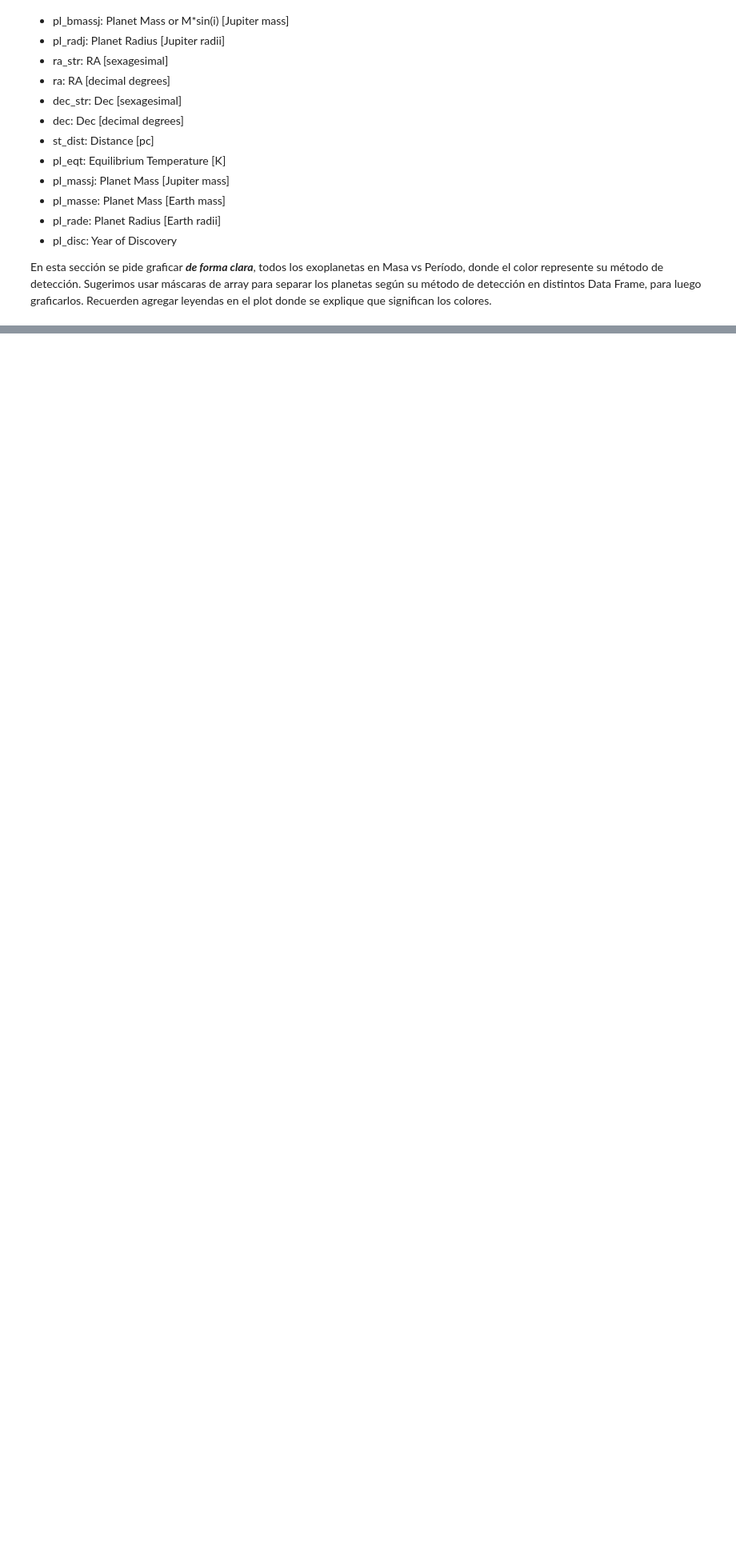
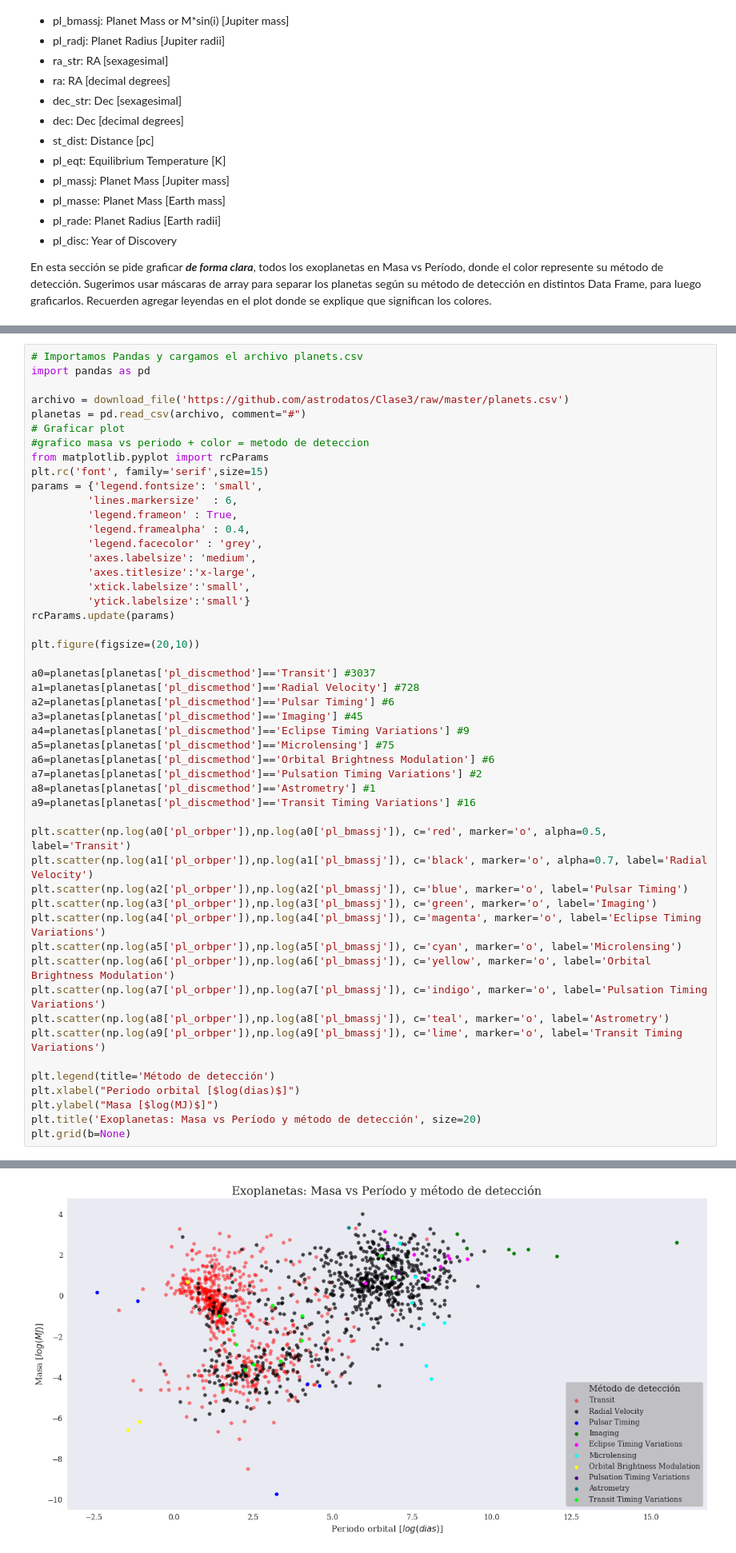
Before and after one commit to valfessi/minitarea3, a Jupyter notebook: minitarea3.ipynb, the cells around one changed output, grey strips where cells are left out. Shown at 80% size. Saved outputs shown, nothing was run; the diff lists cells and outputs as text; blank space fills up the shorter version.

```diff
--- a/minitarea3.ipynb
+++ b/minitarea3.ipynb
@@ -209,0 +204,51 @@ planetas = pd.read_csv(archivo, comment="#")
+# %%
+# Importamos Pandas y cargamos el archivo planets.csv
+import pandas as pd
+
+archivo = download_file('https://github.com/astrodatos/Clase3/raw/master/planets.csv')
+planetas = pd.read_csv(archivo, comment="#")
+# Graficar plot
+#grafico masa vs periodo + color = metodo de deteccion
+from matplotlib.pyplot import rcParams
+plt.rc('font', family='serif',size=15)
+params = {'legend.fontsize': 'small',
+         'lines.markersize'  : 6,
+         'legend.frameon' : True,
+         'legend.framealpha' : 0.4,
+         'legend.facecolor' : 'grey',
+         'axes.labelsize': 'medium',
+         'axes.titlesize':'x-large',
+         'xtick.labelsize':'small',
+         'ytick.labelsize':'small'}
+rcParams.update(params)
+
+plt.figure(figsize=(20,10))
+
+a0=planetas[planetas['pl_discmethod']=='Transit'] #3037
+a1=planetas[planetas['pl_discmethod']=='Radial Velocity'] #728
+a2=planetas[planetas['pl_discmethod']=='Pulsar Timing'] #6
+a3=planetas[planetas['pl_discmethod']=='Imaging'] #45
+a4=planetas[planetas['pl_discmethod']=='Eclipse Timing Variations'] #9
+a5=planetas[planetas['pl_discmethod']=='Microlensing'] #75
+a6=planetas[planetas['pl_discmethod']=='Orbital Brightness Modulation'] #6
+a7=planetas[planetas['pl_discmethod']=='Pulsation Timing Variations'] #2
+a8=planetas[planetas['pl_discmethod']=='Astrometry'] #1
+a9=planetas[planetas['pl_discmethod']=='Transit Timing Variations'] #16
+
+plt.scatter(np.log(a0['pl_orbper']),np.log(a0['pl_bmassj']), c='red', marker='o', alpha=0.5, label='Transit')
+plt.scatter(np.log(a1['pl_orbper']),np.log(a1['pl_bmassj']), c='black', marker='o', alpha=0.7, label='Radial Velocity')
+plt.scatter(np.log(a2['pl_orbper']),np.log(a2['pl_bmassj']), c='blue', marker='o', label='Pulsar Timing')
+plt.scatter(np.log(a3['pl_orbper']),np.log(a3['pl_bmassj']), c='green', marker='o', label='Imaging')
+plt.scatter(np.log(a4['pl_orbper']),np.log(a4['pl_bmassj']), c='magenta', marker='o', label='Eclipse Timing Variations')
+plt.scatter(np.log(a5['pl_orbper']),np.log(a5['pl_bmassj']), c='cyan', marker='o', label='Microlensing')
+plt.scatter(np.log(a6['pl_orbper']),np.log(a6['pl_bmassj']), c='yellow', marker='o', label='Orbital Brightness Modulation')
+plt.scatter(np.log(a7['pl_orbper']),np.log(a7['pl_bmassj']), c='indigo', marker='o', label='Pulsation Timing Variations')
+plt.scatter(np.log(a8['pl_orbper']),np.log(a8['pl_bmassj']), c='teal', marker='o', label='Astrometry')
+plt.scatter(np.log(a9['pl_orbper']),np.log(a9['pl_bmassj']), c='lime', marker='o', label='Transit Timing Variations')
+
+plt.legend(title='Método de detección')
+plt.xlabel("Periodo orbital [$log(dias)$]")
+plt.ylabel("Masa [$log(MJ)$]")
+plt.title('Exoplanetas: Masa vs Período y método de detección', size=20)
+plt.grid(b=None)
+# %% [output]
@@ -209,0 +256 @@ planetas = pd.read_csv(archivo, comment="#")
+[figure, added]
```
Also changed, not shown: parts of 4 cells of this notebook.
